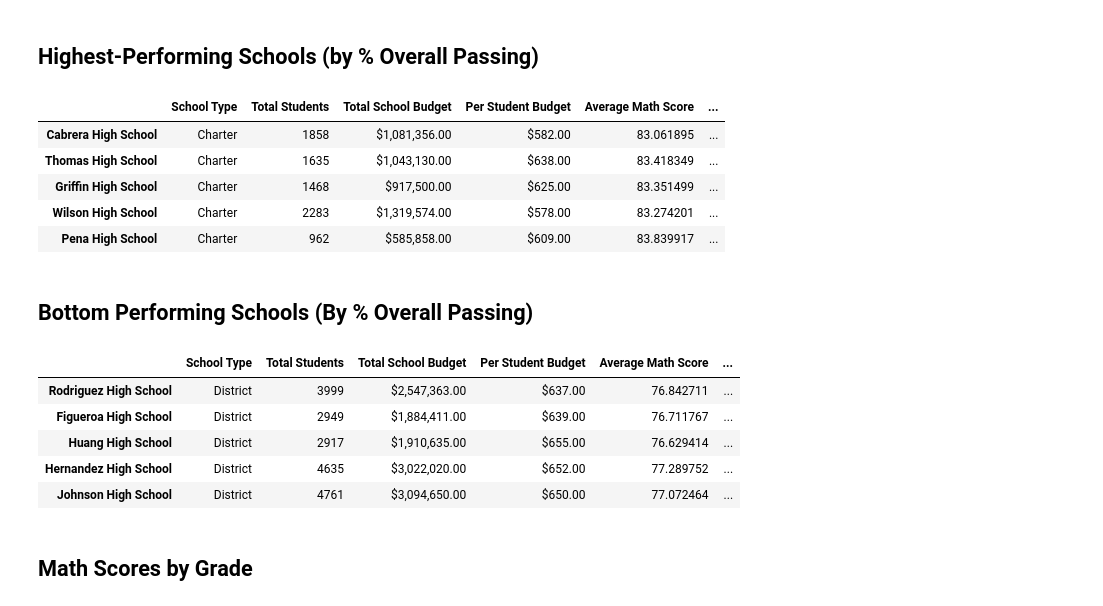
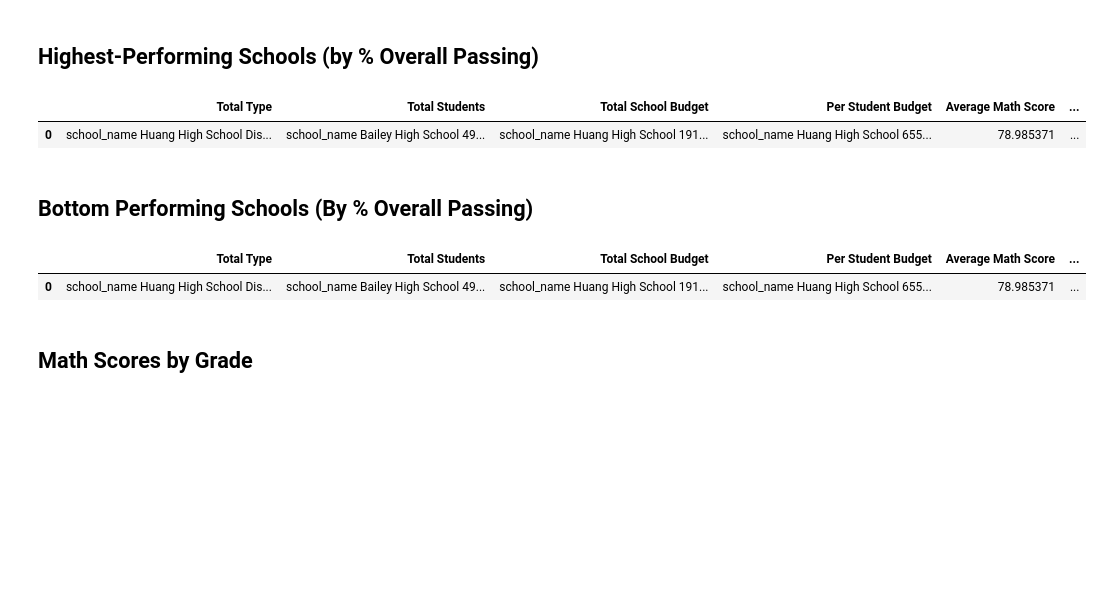
Before and after one commit to MrGoots/UCI_DABC_Pandas_Challenge, a Jupyter notebook: PyCitySchools/PyCitySchools_starter.ipynb, the cells around one changed output. Saved outputs shown, nothing was run; the diff lists cells and outputs as text; code cells hidden in the pictures; blank space fills up the shorter version.

```diff
--- a/PyCitySchools/PyCitySchools_starter.ipynb
+++ b/PyCitySchools/PyCitySchools_starter.ipynb
@@ -109,16 +138,11 @@ per_school_reading =
 # %%
 # Calculate the number of students per school with math scores of 70 or higher
-students_passing_math =
-school_students_passing_math =
+school_students_passing_math = school_data_complete[school_data_complete["math_score"] >= 70].groupby("school_name")["Student ID"].count()/per_school_counts
 # %%
 # Calculate the number of students per school with reading scores of 70 or higher
-students_passing_reading =
-school_students_passing_reading =
+school_students_passing_reading = school_data_complete[school_data_complete["reading_score"] >= 70].groupby("school_name")["Student ID"].count()/per_school_counts
 # %%
 # Use the provided code to calculate the number of students per school that passed both math and reading with scores of 70 or higher
-students_passing_math_and_reading = school_data_complete[
-    (school_data_complete["reading_score"] >= 70) & (school_data_complete["math_score"] >= 70)
-]
-school_students_passing_math_and_reading = students_passing_math_and_reading.groupby(["school_name"]).size()
+students_passing_math_and_reading = school_data_complete[(school_data_complete["reading_score"] >= 70) & (school_data_complete["math_score"] >= 70)].groupby("school_name")["Student ID"].count()/per_school_counts
 # %%
 # Use the provided code to calculate the passing rates
@@ -128,10 +180,7 @@ overall_passing_rate = school_students_passing_math_and_reading / per_school_cou
 # %%
-# Create a DataFrame called `per_school_summary` with columns for the calculations above.
-per_school_summary =
+# # Formatting
+# per_school_summary["Total School Budget"] = per_school_summary["Total School Budget"].map("${:,.2f}".format)
+# per_school_summary["Per Student Budget"] = per_school_summary["Per Student Budget"].map("${:,.2f}".format)
 
-# Formatting
-per_school_summary["Total School Budget"] = per_school_summary["Total School Budget"].map("${:,.2f}".format)
-per_school_summary["Per Student Budget"] = per_school_summary["Per Student Budget"].map("${:,.2f}".format)
-
-# Display the DataFrame
-per_school_summary
+# # Display the DataFrame
+# per_school_summary
@@ -156,28 +188,34 @@ per_school_summary
 ## Highest-Performing Schools (by % Overall Passing)
 # %%
 # Sort the schools by `% Overall Passing` in descending order and display the top 5 rows.
-top_schools =
-top_schools.head(5)
+top_schools = per_school_summary.sort_values("% Overall Passing", ascending = False)
+top_schools.style.format({'Total Students': '{:,}',
+                           "Total School Budget": "${:,}",
+                           "Per Student Budget": "${:.0f}",
+                           "% Passing Math": "{:.1%}",
+                           "% Passing Reading": "{:.1%}",
+                           "% Overall Passing": "{:.1%}"})
+
+top_schools.head()
 # %% [output]
-|  | School Type | Total Students | Total School Budget | Per Student Budget | Average Math Score | ... |
-| Cabrera High School | Charter | 1858 | $1,081,356.00 | $582.00 | 83.061895 | ... |
-| Thomas High School | Charter | 1635 | $1,043,130.00 | $638.00 | 83.418349 | ... |
-| Griffin High School | Charter | 1468 | $917,500.00 | $625.00 | 83.351499 | ... |
-| Wilson High School | Charter | 2283 | $1,319,574.00 | $578.00 | 83.274201 | ... |
-| Pena High School | Charter | 962 | $585,858.00 | $609.00 | 83.839917 | ... |
+|  | Total Type | Total Students | Total School Budget | Per Student Budget | Average Math Score | ... |
+| 0 | school_name Huang High School Dis... | school_name Bailey High School 49... | school_name Huang High School 191... | school_name Huang High School 655... | 78.985371 | ... |
 # %% [markdown]
 ## Bottom Performing Schools (By % Overall Passing)
 # %%
 # Sort the schools by `% Overall Passing` in ascending order and display the top 5 rows.
-bottom_schools =
-bottom_schools.head(5)
+bottom_schools = top_schools.tail()
+bottom_schools = bottom_schools.sort_values('% Overall Passing')
+bottom_schools.style.format({'Total Students': '{:,}',
+                       "Total School Budget": "${:,}",
+                       "Per Student Budget": "${:.0f}",
+                       "% Passing Math": "{:.1%}",
+                       "% Passing Reading": "{:.1%}",
+                       "% Overall Passing": "{:.1%}"})
+bottom_schools.head()
 # %% [output]
-|  | School Type | Total Students | Total School Budget | Per Student Budget | Average Math Score | ... |
-| Rodriguez High School | District | 3999 | $2,547,363.00 | $637.00 | 76.842711 | ... |
-| Figueroa High School | District | 2949 | $1,884,411.00 | $639.00 | 76.711767 | ... |
-| Huang High School | District | 2917 | $1,910,635.00 | $655.00 | 76.629414 | ... |
-| Hernandez High School | District | 4635 | $3,022,020.00 | $652.00 | 77.289752 | ... |
-| Johnson High School | District | 4761 | $3,094,650.00 | $650.00 | 77.072464 | ... |
+|  | Total Type | Total Students | Total School Budget | Per Student Budget | Average Math Score | ... |
+| 0 | school_name Huang High School Dis... | school_name Bailey High School 49... | school_name Huang High School 191... | school_name Huang High School 655... | 78.985371 | ... |
 # %% [markdown]
 ## Math Scores by Grade
 # %%
```
Also changed, not shown: parts of 32 cells of this notebook, 1 other file.
